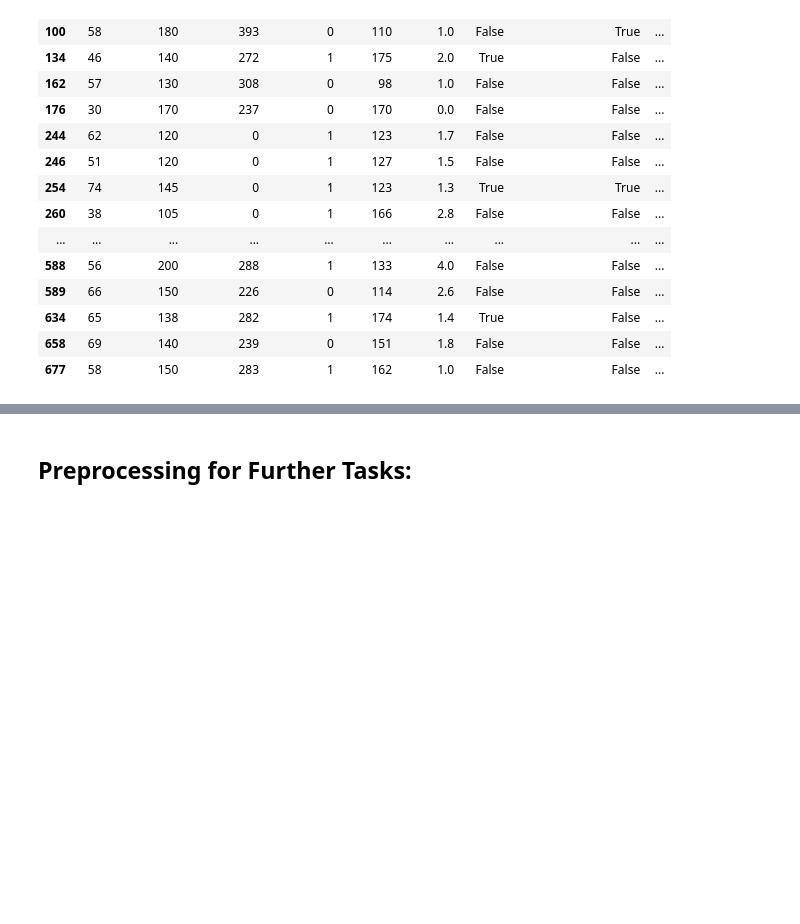
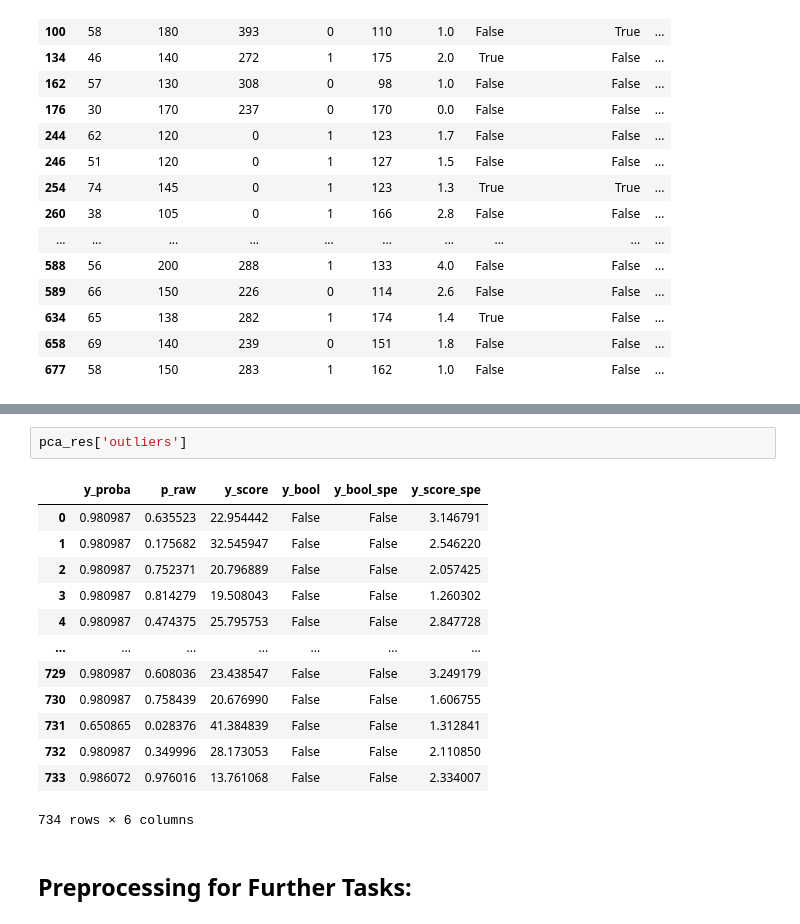
Before and after one commit to JHSchlegel/ML4Healthcare, a Jupyter notebook: project1/task1/EDA.ipynb, the cells around one changed output, grey strips where cells are left out. Saved outputs shown, nothing was run; the diff lists cells and outputs as text; blank space fills up the shorter version.

```diff
--- a/project1/task1/EDA.ipynb
+++ b/project1/task1/EDA.ipynb
@@ -373,3 +434,19 @@ dummies_hd.iloc[outliers_idx,:]
+# %%
+pca_res['outliers']
+# %% [output]
+|  | y_proba | p_raw | y_score | y_bool | y_bool_spe | y_score_spe |
+| 0 | 0.980987 | 0.635523 | 22.954442 | False | False | 3.146791 |
+| 1 | 0.980987 | 0.175682 | 32.545947 | False | False | 2.546220 |
+| 2 | 0.980987 | 0.752371 | 20.796889 | False | False | 2.057425 |
+| 3 | 0.980987 | 0.814279 | 19.508043 | False | False | 1.260302 |
+| 4 | 0.980987 | 0.474375 | 25.795753 | False | False | 2.847728 |
+| ... | ... | ... | ... | ... | ... | ... |
+| 729 | 0.980987 | 0.608036 | 23.438547 | False | False | 3.249179 |
+| 730 | 0.980987 | 0.758439 | 20.676990 | False | False | 1.606755 |
+| 731 | 0.650865 | 0.028376 | 41.384839 | False | False | 1.312841 |
+| 732 | 0.980987 | 0.349996 | 28.173053 | False | False | 2.110850 |
+| 733 | 0.986072 | 0.976016 | 13.761068 | False | False | 2.334007 |
+734 rows × 6 columns
 # %% [markdown]
 ## Preprocessing for Further Tasks:
 # %% [markdown]
```
Also changed, not shown: parts of 8 cells of this notebook.
